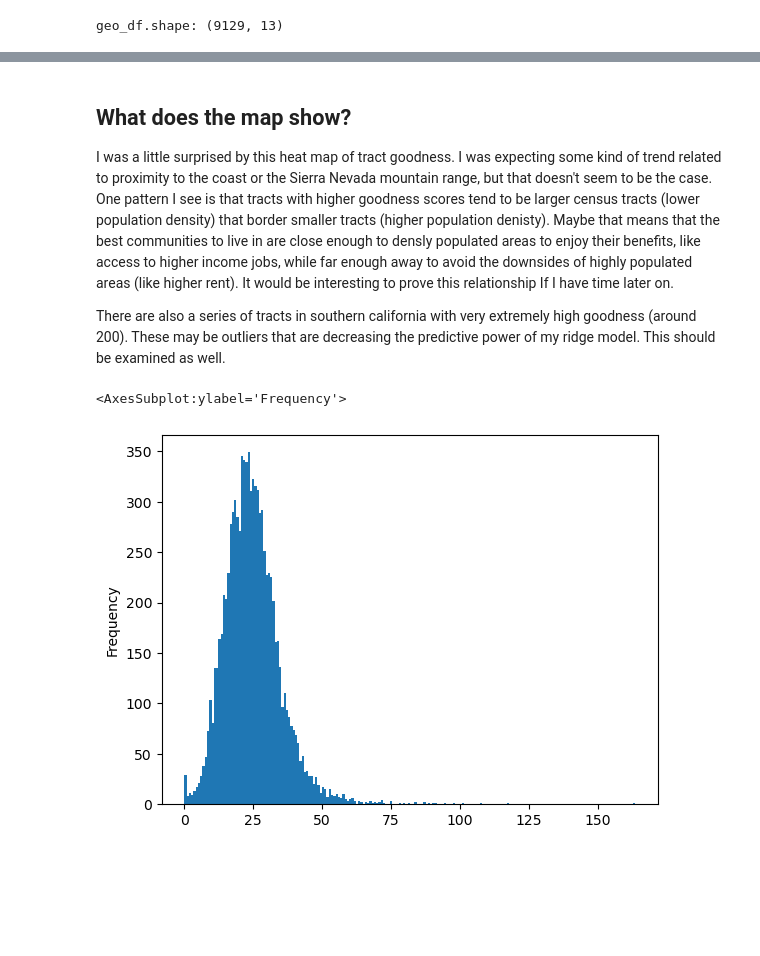
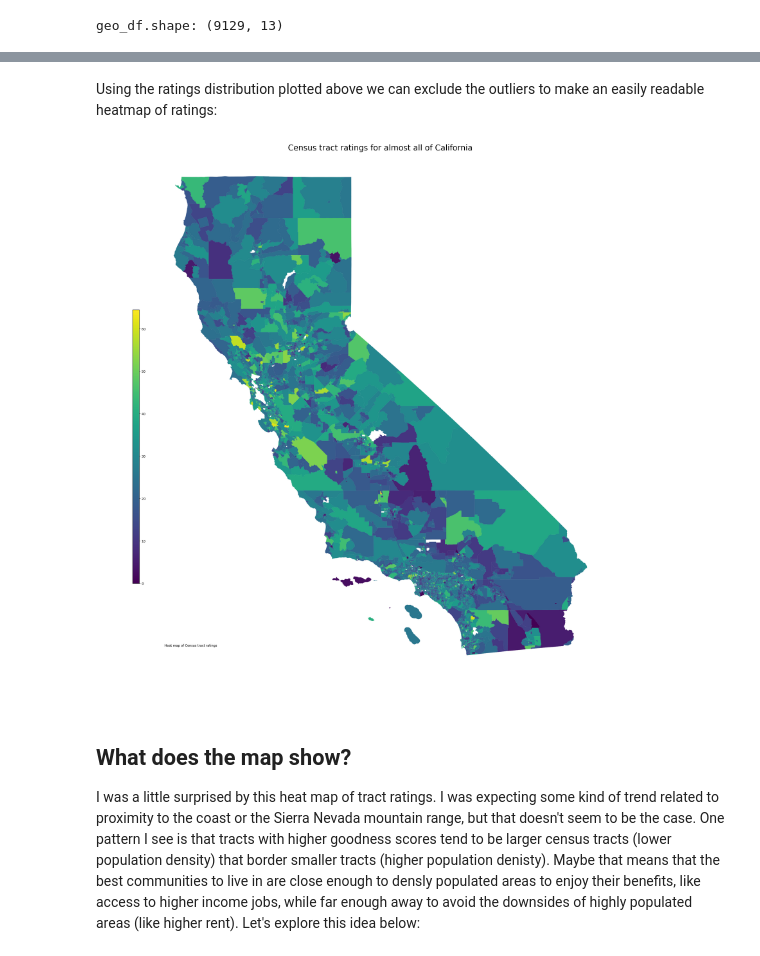
Before and after one commit to Edmund-Dale/public_projects, a Jupyter notebook: best_CA_neighborhoods/best_CA_neighborhoods.ipynb, the cells around one changed output, grey strips where cells are left out. Saved outputs shown, nothing was run; the diff lists cells and outputs as text; code cells hidden in the pictures; blank space fills up the shorter version.

```diff
--- a/best_CA_neighborhoods/best_CA_neighborhoods.ipynb
+++ b/best_CA_neighborhoods/best_CA_neighborhoods.ipynb
@@ -675,11 +701,13 @@ def make_heat_map(df, y_col, title, about):
+# %% [markdown]
+Using the ratings distribution plotted above we can exclude the outliers to make an easily readable heatmap of ratings:
+# %%
+# To make it easier to spot trends, I'll create this map again only this time removing potential outliers. I should do cooks distance for this!!
+geo_df_ytg_under_65 = geo_df_ytg[geo_df_ytg['y_tg'] < 65]
+title = 'Census tract ratings for almost all of California'
+about = 'Heat map of Census tract ratings'
+make_heat_map(geo_df_ytg_under_65, 'y_tg', title, about)
+# %% [output]
+[figure, added]
 # %% [markdown]
 ## What does the map show?
-I was a little surprised by this heat map of tract goodness. I was expecting some kind of trend related to proximity to the coast or the Sierra Nevada mountain range, but that doesn't seem to be the case. One pattern I see is that tracts with higher goodness scores tend to be larger census tracts (lower population density) that border smaller tracts (higher population denisty). Maybe that means that the best communities to live in are close enough to densly populated areas to enjoy their benefits, like access to higher income jobs, while far enough away to avoid the downsides of highly populated areas (like higher rent). It would be interesting to prove this relationship If I have time later on.
-
-There are also a series of tracts in southern california with very extremely high goodness (around 200). These may be outliers that are decreasing the predictive power of my ridge model. This should be examined as well.
+I was a little surprised by this heat map of tract ratings. I was expecting some kind of trend related to proximity to the coast or the Sierra Nevada mountain range, but that doesn't seem to be the case. One pattern I see is that tracts with higher goodness scores tend to be larger census tracts (lower population density) that border smaller tracts (higher population denisty). Maybe that means that the best communities to live in are close enough to densly populated areas to enjoy their benefits, like access to higher income jobs, while far enough away to avoid the downsides of highly populated areas (like higher rent). Let's explore this idea below:
-# %%
-# first make the histgram to see the distribution then decide what to plot:
-geo_df_ytg['y_tg'].plot.hist(bins=200)
-# %% [output]
-<AxesSubplot:ylabel='Frequency'>
-[figure, removed]
```
Also changed, not shown: parts of 19 cells of this notebook.
